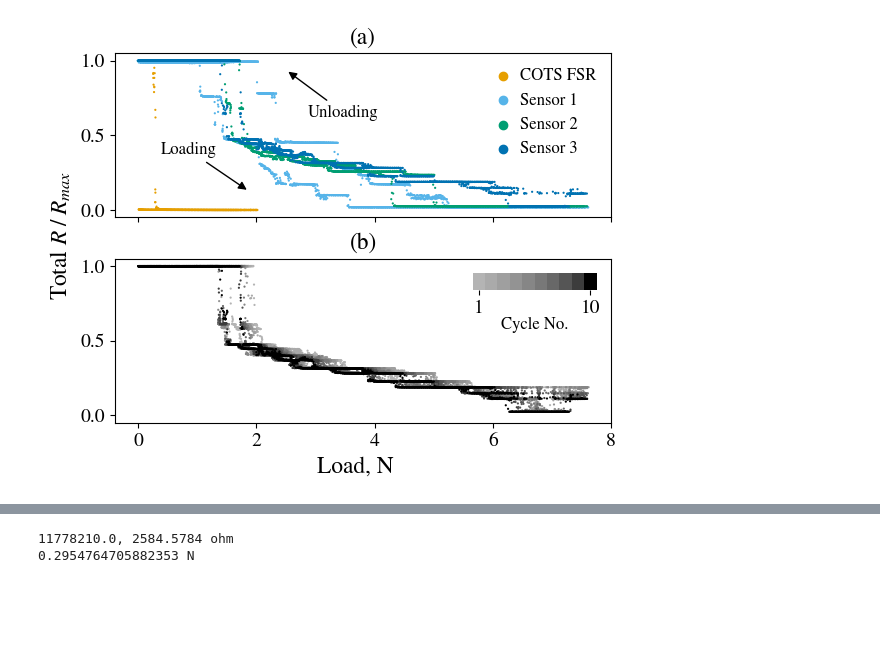
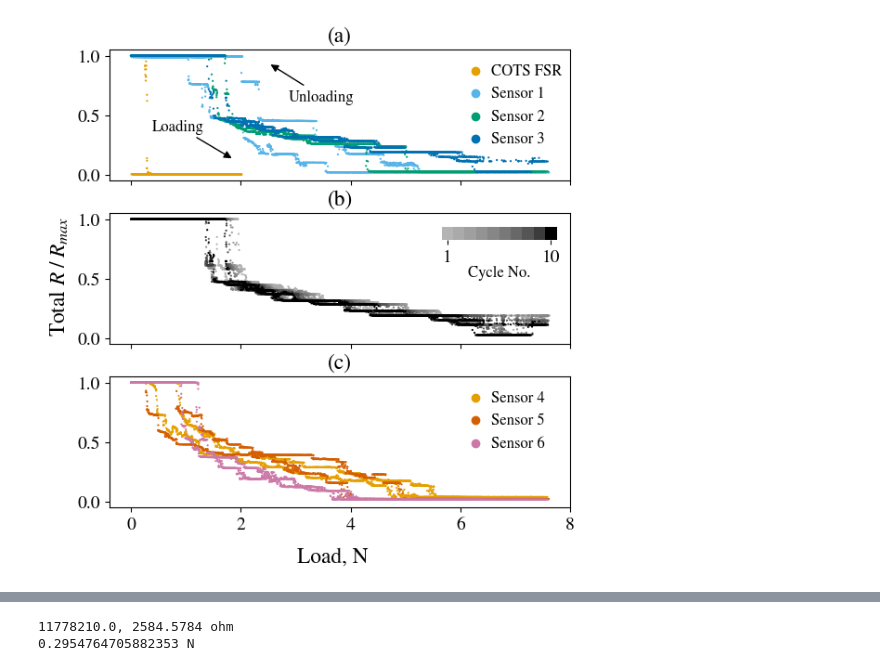
Before and after one commit to lrizvi/exported, a Jupyter notebook: plots/60_v2_sensors/60_v2_sensors.ipynb, the cells around one changed output, grey strips where cells are left out. Drawn from its saved outputs; the diff is of its cells as text; code cells hidden in the pictures; blank space fills up the shorter version.

```diff
--- a/plots/60_v2_sensors/60_v2_sensors.ipynb
+++ b/plots/60_v2_sensors/60_v2_sensors.ipynb
@@ -144,7 +149,8 @@ palette = [
     '#56B4E9',
     '#009E73',
     '#0072B2',
-    '#F0E442',
+#    '#F0E442',
+    '#E69F00', # Duplicate
     '#D55E00',
     '#CC79A7',
 ]
@@ -160,50 +166,63 @@ mpl.rcParams['font.size']        = 14
 mpl.rcParams['font.family']      = 'STIXGeneral'
 mpl.rcParams['mathtext.fontset'] = 'stix'
 
+orig_data = data[0:4]
+comp_data = data[4:7]
 interest_cycle = 9
 interest_data = 3
 
-fig, axs = plt.subplots(2, 1, sharex=True, sharey=True)
+fig, axs = plt.subplots(3, 1, sharex=True, sharey=True, figsize=(6.4, 6.4))
 plt.subplots_adjust(hspace=0.25)
-fig.supxlabel('Load, N', y=-0.005)
+fig.supxlabel('Load, N')
 fig.supylabel('Total $R\\;/\\;R_{max}$')
 
-# axs[0].set_title(f'(a) Cycle {1 + interest_cycle}, All Sensors')
+
 axs[0].set_title('(a)', y=1.01)
 # Draw legend
-# legend_artists = [(axs[0].scatter(np.NaN, np.NaN, c=palette[i]), dat.label) for i, dat in zip(itertools.count(), data)]
+# legend_artists = [(axs[0].scatter(np.NaN, np.NaN, c=palette[i]), dat.label) for i, dat in zip(itertools.count(), orig_data)]
 # legend_artists.insert(3, (axs[0].scatter(np.NaN, np.NaN, alpha=0), str()))
 # axs[0].legend(*zip(*legend_artists), ncol=2, columnspacing=0, handletextpad=0, frameon=False, prop={'size': 12}, loc='upper right', bbox_to_anchor=(1, 1))
-axs[0].legend([axs[0].scatter(np.NaN, np.NaN, c=palette[i]) for i in range(len(data))], [dat.label for dat in data], handletextpad=0, frameon=False, prop={'size': 12})
+axs[0].legend([axs[0].scatter(np.NaN, np.NaN, c=palette[i]) for i in range(len(orig_data))], [dat.label for dat in orig_data], handletextpad=0, frameon=False, prop={'size': 12}, loc='upper left', bbox_to_anchor=(0.73, 1))
 # Draw loading/unloading arrows
 axs[0].annotate('Loading', xytext=(0.375, 0.375), xy=(1.875, 0.125), arrowprops=dict(arrowstyle='-|>', color='black'), size=12)
 axs[0].annotate('Unloading', xytext=(2.875, 0.625), xy=(2.5, 0.9375), arrowprops=dict(arrowstyle='-|>', color='black'), size=12)
 # Plot data
-for dat, i in zip(data, itertools.count()):
+for dat, i in zip(orig_data, itertools.count()):
     df = dat.dq.dropna()
     df = df[df.Cycle == interest_cycle]
     ResNormNorm = df.ResNorm / df.ResNorm.max() # Retrieve normalized response wrt single cycle of interest
     axs[0].scatter(df.Force, ResNormNorm, marker='.', c=palette[i], edgecolor='none', s=10)
 
-# axs[1].set_title(f'(b) Sensor {interest_data}, All Cycles')
+
 axs[1].set_title('(b)', y=1.01)
 # Plot data
-grp = data[interest_data].dq.dropna().groupby('Cycle')
+grp = orig_data[interest_data].dq.dropna().groupby('Cycle')
 greyscale = greyscale_ramp(np.linspace(0.5, 0, len(grp)))
 for (i, df), alpha in zip(grp, greyscale):
     axs[1].scatter(df.Force, df.ResNorm, marker='.', c=str(alpha), edgecolor='none', s=10)
 # Draw gradient legend
 grad_cmap = LinearSegmentedColormap.from_list('greyscale', [[c]*3 for c in greyscale], N=len(grp))
 grad_axin = inset_axes(axs[1], width='25%', height='10%', loc='upper right', borderpad=0.75)
 grad_axin.set_frame_on(False)
 grad = plt.colorbar(plt.cm.ScalarMappable(cmap=grad_cmap, norm=plt.Normalize(vmin=0, vmax=1)), cax=grad_axin, orientation='horizontal')
 grad.ax.set_xticks([1/len(grp)/2, 1 - 1/len(grp)/2], ['1', '10'])
 grad.ax.set_xlabel('Cycle No.', fontsize=12, labelpad=0)
 
+
+interest_cycle = 9
+axs[2].set_title('(c)', y=1.01)
+axs[2].legend([axs[2].scatter(np.NaN, np.NaN, c=palette[4+i]) for i in range(len(comp_data))], [dat.label for dat in comp_data], handletextpad=0, frameon=False, prop={'size': 12}, loc='upper left', bbox_to_anchor=(0.73, 1))
+for dat, i in zip(comp_data, itertools.count()):
+    df = dat.dq.dropna()
+    df = df[df.Cycle == interest_cycle]
+    ResNormNorm = df.ResNorm / df.ResNorm.max() # Retrieve normalized response wrt single cycle of interest
+    axs[2].scatter(df.Force, ResNormNorm, marker='.', c=palette[4+i], edgecolor='none', s=10)
+
+
 plt.savefig('plot.png', dpi=900, bbox_inches='tight')
 plt.show()
 # %% [output]
-[figure, old version]
+[figure, new version]
 # %%
 # Loading speed stats for paper
 speeds = []
```
Also changed, not shown: parts of 3 cells of this notebook, 18 other files.
